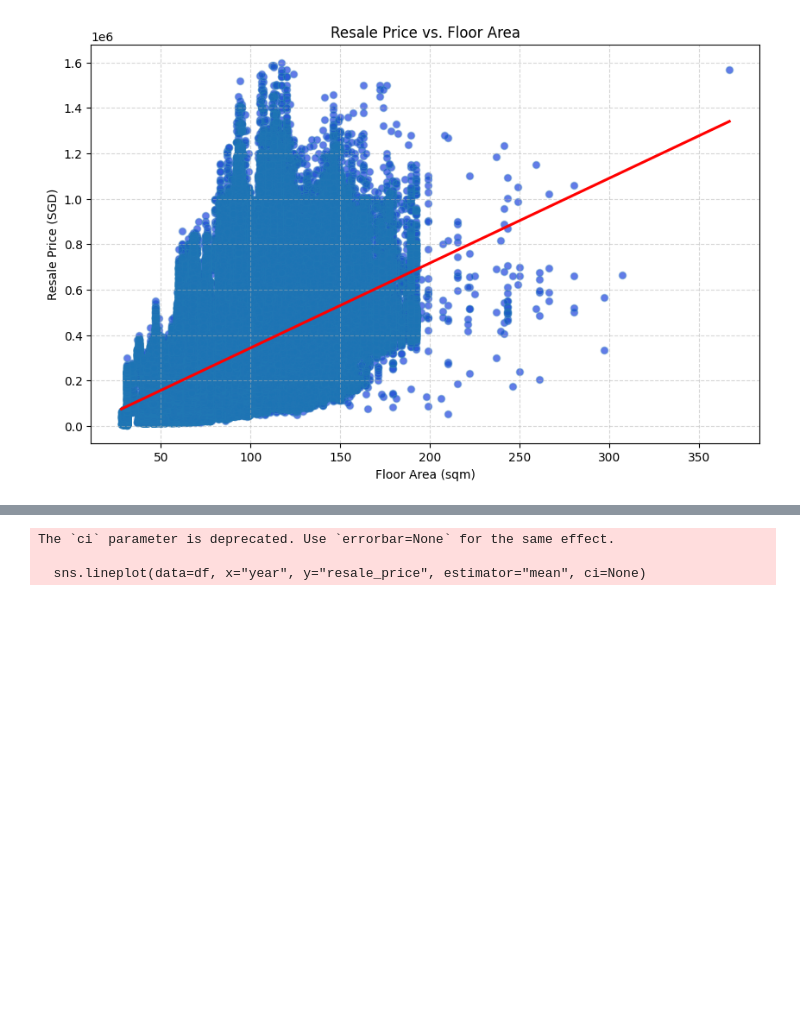
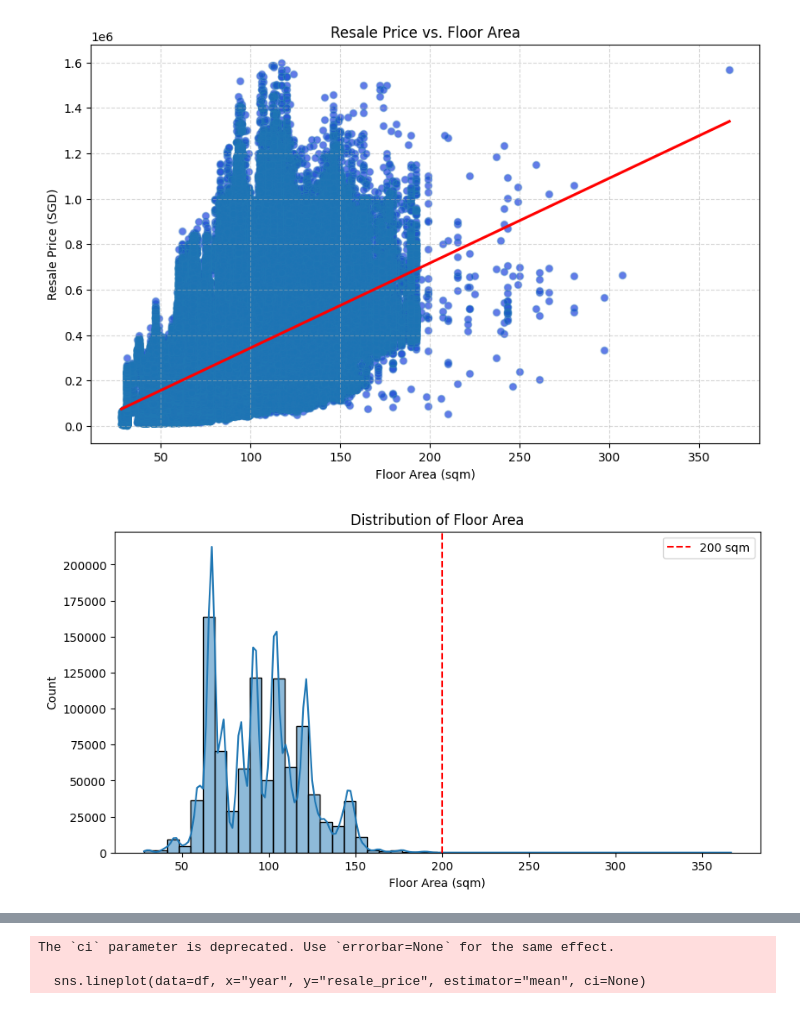
Before and after one commit to BlueSpirit1993/hdb_resale_chat_bot, a Jupyter notebook: notebooks/Hui_Ling/hui_ling_eda.ipynb, the cells around one changed output, grey strips where cells are left out. Drawn from its saved outputs; the diff is of its cells as text; code cells hidden in the pictures; blank space fills up the shorter version.

```diff
--- a/notebooks/Hui_Ling/hui_ling_eda.ipynb
+++ b/notebooks/Hui_Ling/hui_ling_eda.ipynb
@@ -373,3 +373,14 @@ plt.grid(True, linestyle="--", alpha=0.5)
 plt.show()
 # %% [output]
 [figure]
+# %%
+plt.figure(figsize=(10, 5))
+sns.histplot(df["floor_area_sqm"], bins=50, kde=True)
+plt.axvline(200, color="red", linestyle="--", label="200 sqm")
+plt.xlabel("Floor Area (sqm)")
+plt.ylabel("Count")
+plt.title("Distribution of Floor Area")
+plt.legend()
+plt.show()
+# %% [output]
+[figure, added]
```
Also changed, not shown: parts of 45 cells of this notebook.
